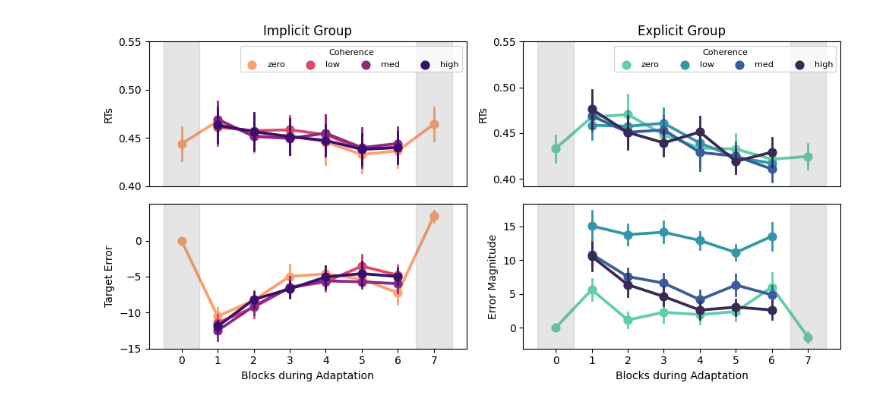
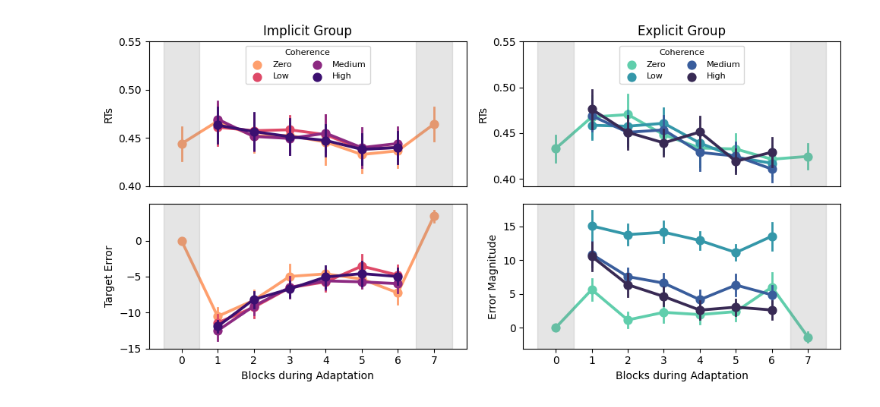
Before and after one commit to quentinmoreau/explicit_implicit_bursts, a Jupyter notebook: 01_behavior_extract_plot.ipynb, the cells around one changed output. Cells and saved outputs as stored; diff of their text form; code cells hidden in the pictures.

Commit message:
behavioral plotting code updated

```diff
--- a/01_behavior_extract_plot.ipynb
+++ b/01_behavior_extract_plot.ipynb
@@ -8,6 +8,15 @@ import seaborn as sns
 # save df_data as behav_df_cleaned_new.csv
 df_data = pd.read_csv(r'C:\Users\qmoreau\Documents\Work\Beta_bursts\Behavioral\behav_df_cleaned_new.csv')
 
+# Load df_mask correctly, removing the extra index column
+df_mask = pd.read_csv(r'C:\Users\qmoreau\Documents\Work\Beta_bursts\Behavioral\behav_df_mask.csv', index_col=0)
+
+# Ensure we are using the correct boolean column
+df_mask = df_mask.iloc[:, 0]  # Select the first column, which is boolean
+
+# Apply the mask correctly
+df_data = df_data[df_mask.values]
+
 df_data_implicit = df_data[df_data['group'] == 'Implicit']
 df_data_explicit = df_data[df_data['group'] == 'Explicit']
 # %%
@@ -203,60 +291,70 @@ for i, subject in enumerate(df_data_explicit_avg['subject'].unique()):
     # print(subject, baseline_value)
     df_data_explicit_avg.loc[df_data_explicit_avg['subject'] == subject, 'reach_vis_abs_err_corrected'] = df_data_explicit_avg.loc[df_data_explicit_avg['subject'] == subject, 'reach_vis_abs_err'] - baseline_value
 # %%
-
 # Create a figure with subplots
 fig, axes = plt.subplots(2, 2, figsize=(10, 5))
 
+# Define custom palette order
+palette_magma = sns.color_palette("magma_r", 4)
+palette_mako = sns.color_palette("mako_r", 4)
+
 # Plot behavior for group 0 (RTs) with Magma palette
-sns.pointplot(x="block", y="reach_rt", hue="coh_cat", data=df_data_implicit_avg, errorbar="se", ax=axes[0, 0], palette="magma_r", errwidth=2)
+g0 = sns.pointplot(x="block", y="reach_rt", hue="coh_cat", data=df_data_implicit_avg, errorbar="se", ax=axes[0, 0], palette=palette_magma, errwidth=2)
 axes[0, 0].set_xlabel("")
 axes[0, 0].set_yticks(np.arange(0.40, 0.55, .05))
 axes[0, 0].set_ylabel("RTs")
 axes[0, 0].set_title("Implicit Group")
 # remove x ticks
 axes[0, 0].set_xticks([])
-axes[0, 0].legend(loc='upper right', title="Coherence", ncols=4, fontsize=8, title_fontsize=8)
+# Custom legend with specific labels
+handles, _ = axes[0, 0].get_legend_handles_labels()
+axes[0, 0].legend(handles, ["Zero", "Low", "Medium", "High"], loc='upper center', title="Coherence", ncols=2, fontsize=8, title_fontsize=8)
 # Add shaded boxes
 axes[0, 0].axvspan(-0.5, 0.5, color='gray', alpha=0.2)
 axes[0, 0].axvspan(6.5, 7.5, color='gray', alpha=0.2)
 
 # Plot behavior for group 1 (RTs)
-sns.pointplot(x="block", y="reach_rt", hue="coh_cat", data=df_data_explicit_avg, errorbar="se", ax=axes[0, 1], palette="mako_r", errwidth=2)
+g1 = sns.pointplot(x="block", y="reach_rt", hue="coh_cat", data=df_data_explicit_avg, errorbar="se", ax=axes[0, 1], palette=palette_mako, errwidth=2)
 axes[0, 1].set_xlabel("")
 axes[0, 1].set_ylabel("RTs")
 axes[0, 1].set_yticks(np.arange(0.40, 0.55, .05))
 axes[0, 1].set_title("Explicit Group")
 axes[0, 1].set_xticks([])
-axes[0, 1].legend(loc='upper right', title="Coherence", ncols=4, fontsize=8, title_fontsize=8)
+# Custom legend with specific labels
+handles, _ = axes[0, 1].get_legend_handles_labels()
+axes[0, 1].legend(handles, ["Zero", "Low", "Medium", "High"], loc='upper center', title="Coherence", ncols=2, fontsize=8, title_fontsize=8)
 # Add shaded boxes
 axes[0, 1].axvspan(-0.5, 0.5, color='gray', alpha=0.2)
 axes[0, 1].axvspan(6.5, 7.5, color='gray', alpha=0.2)
 
 # Plot behavior for group 0 (Errors)
-sns.pointplot(x="block", y="reach_vis_err_corrected", hue="coh_cat", data=df_data_implicit_avg, errorbar="se", ax=axes[1, 0], palette="magma_r", errwidth=2)
+sns.pointplot(x="block", y="reach_vis_err_corrected", hue="coh_cat", data=df_data_implicit_avg, errorbar="se", ax=axes[1, 0], palette=palette_magma, errwidth=2)
 axes[1, 0].set_xlabel("Blocks during Adaptation")
 axes[1, 0].set_yticks(np.arange(-15, 1, 5))
 axes[1, 0].set_ylabel("Target Error")
 # Add shaded boxes
 axes[1, 0].axvspan(-0.5, 0.5, color='gray', alpha=0.2)
 axes[1, 0].axvspan(6.5, 7.5, color='gray', alpha=0.2)
 
 # Plot behavior for group 1 (Errors)
-sns.pointplot(x="block", y="reach_vis_abs_err_corrected", hue="coh_cat", data=df_data_explicit_avg, errorbar="se", ax=axes[1, 1], palette="mako_r", errwidth=2)
+sns.pointplot(x="block", y="reach_vis_abs_err_corrected", hue="coh_cat", data=df_data_explicit_avg, errorbar="se", ax=axes[1, 1], palette=palette_mako, errwidth=2)
 axes[1, 1].set_yticks(np.arange(0, 20, 5))
 axes[1, 1].set_xlabel("Blocks during Adaptation")
 axes[1, 1].set_ylabel("Error Magnitude")
 # Remove the legends
 axes[1, 0].get_legend().remove()
 axes[1, 1].get_legend().remove()
 # Add shaded boxes
 axes[1, 1].axvspan(-0.5, 0.5, color='gray', alpha=0.2)
 axes[1, 1].axvspan(6.5, 7.5, color='gray', alpha=0.2)
 
 # Adjust the spacing between subplots
 plt.tight_layout()
 
+# save the figure in pdf
+plt.savefig(r'C:\Users\qmoreau\Documents\Work\Beta_bursts\PDF figs\behav2.pdf', format='pdf', bbox_inches='tight', dpi=300)
+
 # Show the combined plot
 plt.show()
 # %% [output]
-[figure, old version]
+[figure, new version]
```
Also changed, not shown: parts of 2 cells of this notebook.
